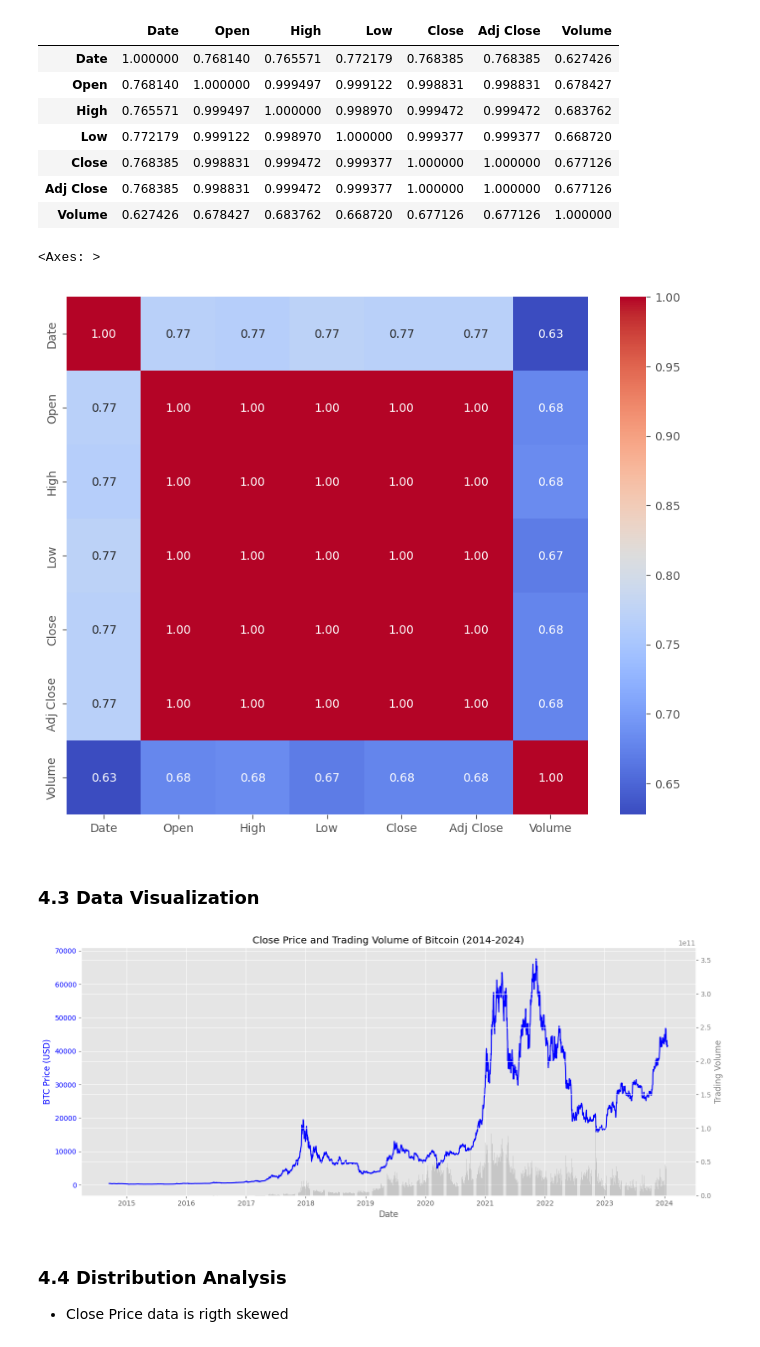
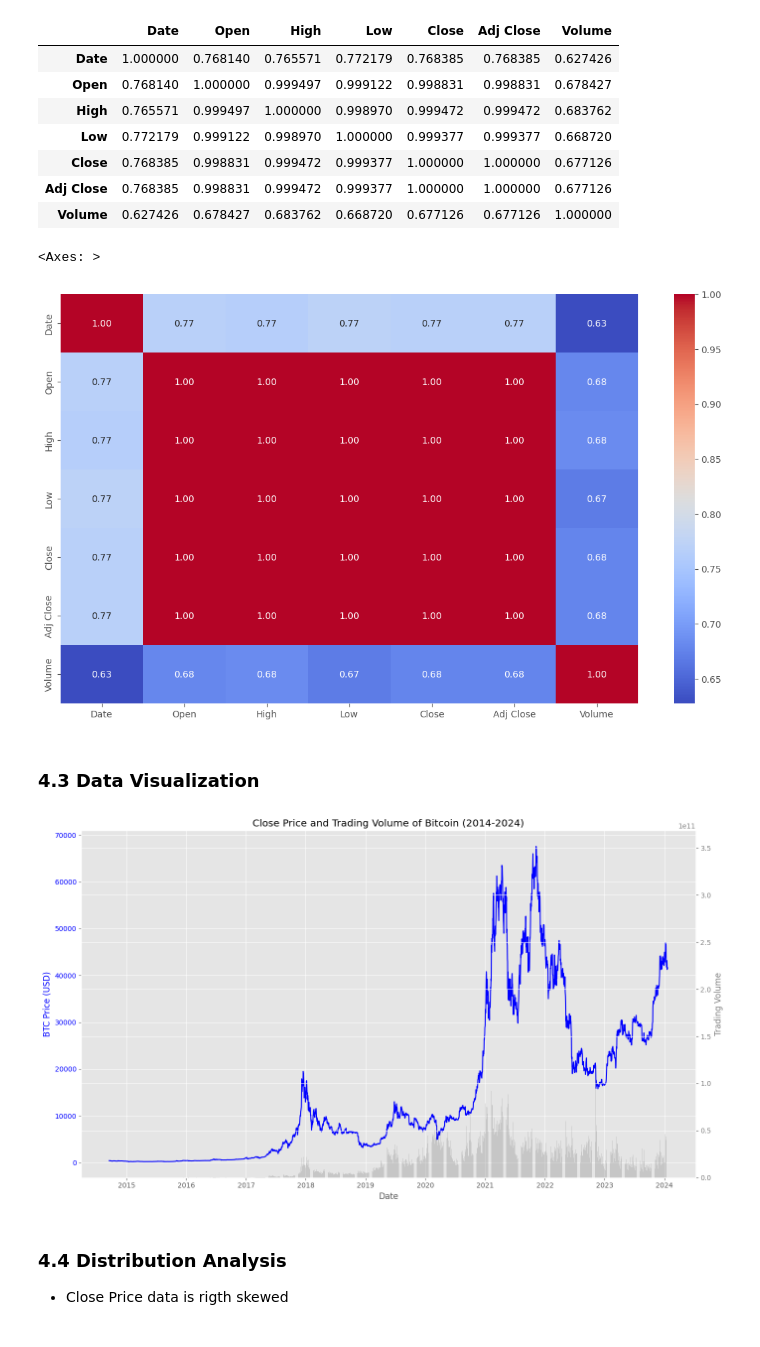
Before and after one commit to ArovaSyams/Bitcoin-Price-Prediction-with-LSTM, a Jupyter notebook: Notebook.ipynb, the cells around one changed output. Drawn from its saved outputs; the diff is of its cells as text; code cells hidden in the pictures.

```diff
--- a/Notebook.ipynb
+++ b/Notebook.ipynb
@@ -140,17 +140,17 @@ df.corr()
 | Volume | 0.627426 | 0.678427 | 0.683762 | 0.668720 | 0.677126 | 0.677126 | 1.000000 |
 # %%
 # plot the correlation matrix
-plt.figure(figsize=(10, 8))
+plt.figure(figsize=(14, 8))
 sns.heatmap(df.corr(), annot=True, cmap='coolwarm', fmt='.2f')
 # %% [output]
 <Axes: >
-[figure, old version]
+[figure, new version]
 # %% [markdown]
 ### 4.3 Data Visualization
 # %%
 # visualize the closing price over time and volume
 # make plot with 2 Y axis
-fig, ax1 = plt.subplots(figsize=(14, 6))
+fig, ax1 = plt.subplots(figsize=(14, 8))
 
 # Plot Close price in left side
 ax1.plot(df['Date'], df['Close'], color='blue', label='Close Price')
@@ -170,7 +170,7 @@ plt.title('Close Price and Trading Volume of Bitcoin (2014-2024)')
 fig.tight_layout()
 plt.show()
 # %% [output]
-[figure, old version]
+[figure, new version]
 # %% [markdown]
 ### 4.4 Distribution Analysis
 - Close Price data is rigth skewed
```
Also changed, not shown: parts of 1 cell of this notebook, 3 other files.
